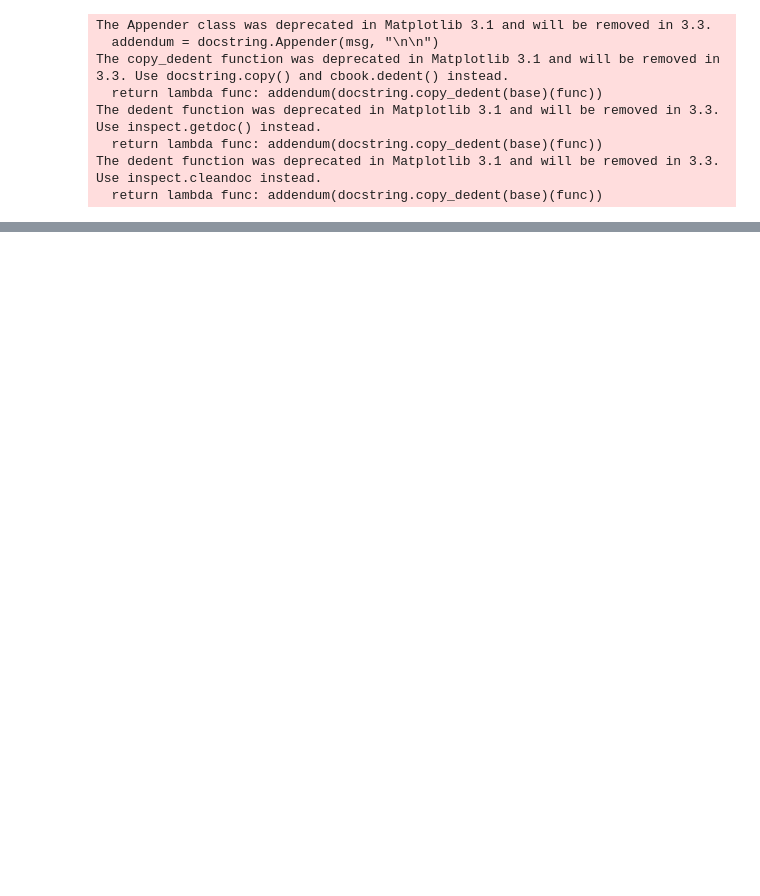
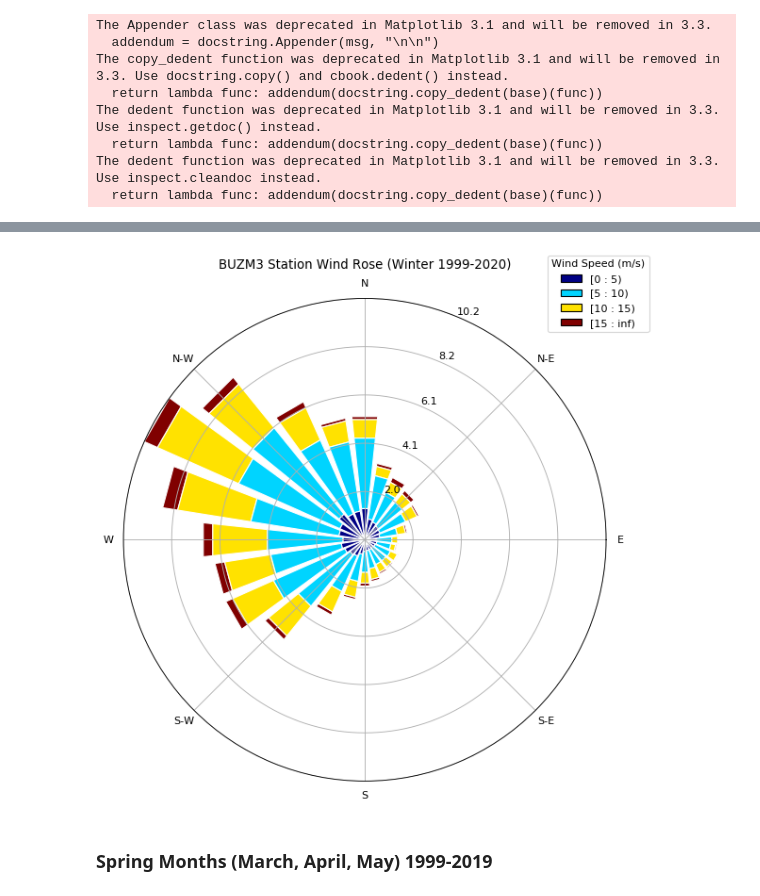
Before and after one commit to panmits86-zz/masters_thesis, a Jupyter notebook: wind-wave_rose.ipynb, the cells around one changed output, grey strips where cells are left out. Saved outputs shown, nothing was run; the diff lists cells and outputs as text; code cells hidden in the pictures; blank space fills up the shorter version.

```diff
--- a/wind-wave_rose.ipynb
+++ b/wind-wave_rose.ipynb
@@ -159,0 +142,5 @@ plt.savefig('BUZM3_windrose', dpi=300, bbox_inches='tight')
+# %%
+BUZM3_winter = BUZM3_wind[(BUZM3_wind.index.month!=3) & (BUZM3_wind.index.month!=4) & (BUZM3_wind.index.month!=5) &
+                          (BUZM3_wind.index.month!=6) & (BUZM3_wind.index.month!=7) & (BUZM3_wind.index.month!=8) &
+                         (BUZM3_wind.index.month!=9) & (BUZM3_wind.index.month!=10) & (BUZM3_wind.index.month!=11)]
+BUZM3_winter
@@ -159,0 +162,14 @@ plt.savefig('BUZM3_windrose', dpi=300, bbox_inches='tight')
+# %%
+wd_winter = BUZM3_winter['WDIR']
+ws_winter = BUZM3_winter['u10']
+# %%
+ax = WindroseAxes.from_ax()
+cmap=cmaps.MPL_jet
+ax.bar(wd_winter, ws_winter, bins=np.arange(0, 20, 5), normed=True, opening=0.8, edgecolor='white', nsector=24, cmap=cmap)
+ax.legend(loc='best', decimal_places=0, title='Wind Speed (m/s)', bbox_to_anchor=(1.1, 1.1))
+ax.set_title('BUZM3 Station Wind Rose (Winter 1999-2020)',size=12)
+plt.savefig('BUZM3_windrose_winter', dpi=300, bbox_inches='tight')
+# %% [output]
+[figure, added]
+# %% [markdown]
+### Spring Months (March, April, May) 1999-2019
```
Also changed, not shown: parts of 91 cells of this notebook.
